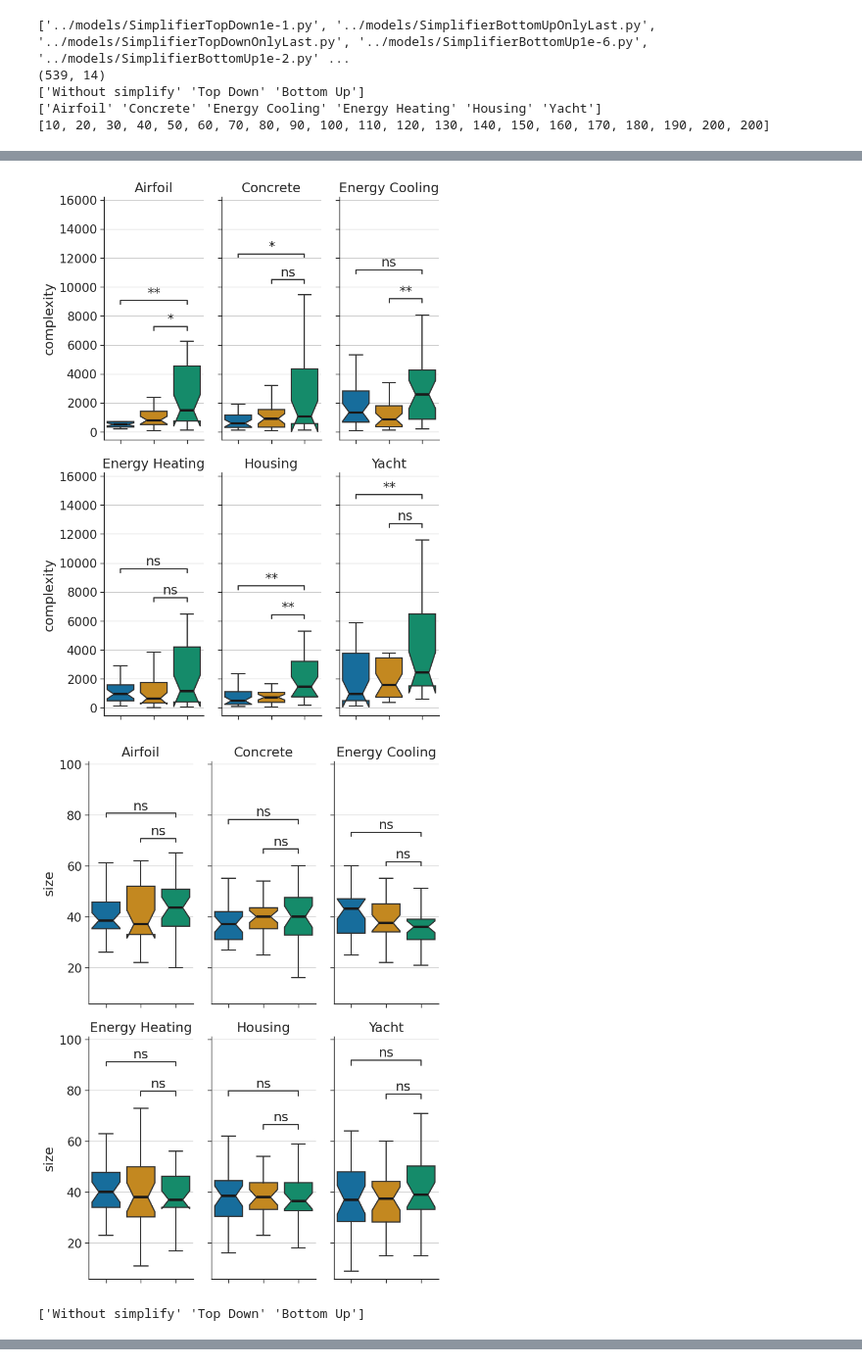
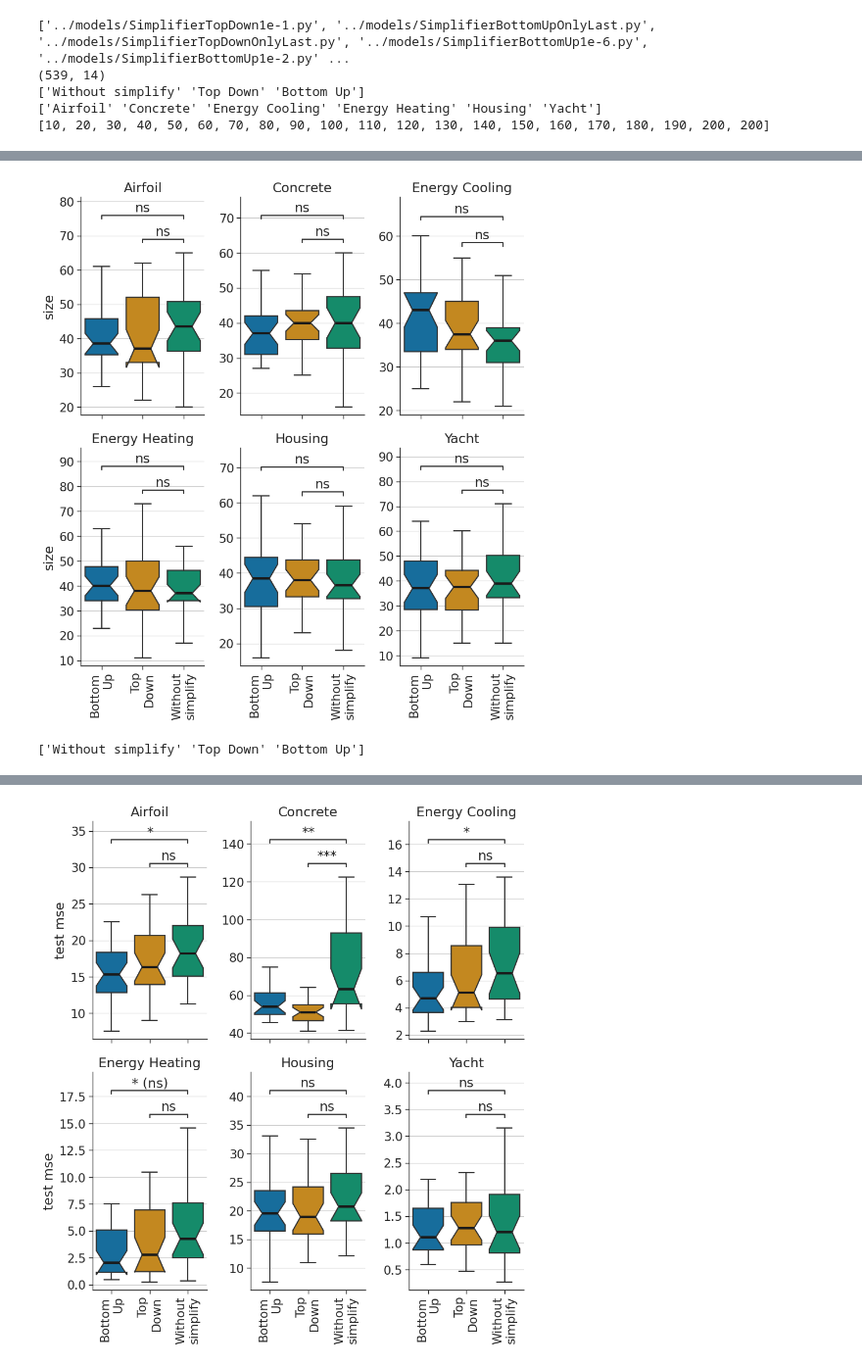
Before and after one commit to gAldeia/hashing-symbolic-expressions, a Jupyter notebook: analysis/ranking.ipynb, the cells around one changed output, grey strips where cells are left out. Shown at 98% size. Drawn from its saved outputs; the diff is of its cells as text; code cells hidden in the pictures.

```diff
--- a/analysis/ranking.ipynb
+++ b/analysis/ranking.ipynb
@@ -63,7 +63,7 @@ for yaxis in ['size', 'test_mse', 'test_r2', 'train_mse', 'complexity', 'depth',
     # Exploring boxplot results first
     g = sns.catplot(data=results_df, x='model', y=yaxis, hue='model',
         col='dataset', col_wrap=3, order=order, hue_order=order,
-        **boxplot_kwargs, sharey=True, legend_out=False, aspect=0.5)
+        **boxplot_kwargs, sharey=(False if yaxis!='time' else True), legend_out=False, aspect=0.6)
 
     # g.map_dataframe(sns.swarmplot, x="model", y=yaxis,
     #                 palette=["#000000"], size=3,
@@ -75,14 +75,9 @@ for yaxis in ['size', 'test_mse', 'test_r2', 'train_mse', 'complexity', 'depth',
         plot_ax.grid(which='major', axis='y', linewidth=.8)
         plot_ax.set_ylabel(plot_ax.get_ylabel().replace('_', ' '))
 
-
+        plot_ax.set_xticklabels([o.replace(" ", "\n") for o in order])
         for tick in plot_ax.get_xticklabels():
-            tick.set(rotation=90, ha="center")
-
-
-        # g.ax.set_xticklabels([tl.get_text().replace(' ', '\n')for tl in g.ax.get_xticklabels()],
-        #                     rotation=90,
-        #                     ha='center',  va='top', ma='right')
+            tick.set(rotation=90, ha='center', va='top', ma='right')
 
         # All vs baseline
         pairs = [('Without simplify', l)
@@ -145,35 +140,34 @@ for yaxis in ['size', 'test_mse', 'test_r2', 'train_mse', 'complexity', 'depth',
 
             cd_df = cd_df[cd_df.model.isin(model_nice)]
             print(cd_df.model.unique())
             cd_df['dataset_random_state'] = cd_df['dataset'] + '_' + cd_df['random_state'].astype(str)
 
             cd_df = cd_df[['model', 'dataset_random_state', yaxis]]
 
             # Ignoring random states with missing values
             frequency = cd_df['dataset_random_state'].value_counts()
             less_than = frequency[frequency < len(cd_df['model'].unique())]
             cd_df = cd_df[~cd_df['dataset_random_state'].isin(less_than.index)]
 
             display(cd_df.pivot('dataset_random_state', 'model').sample(3).style.background_gradient(cmap='viridis_r', axis=1))
 
             cd_df.columns = ['classifier_name', 'dataset_name', 'accuracy']
             # display(cd_df.sample())
 
             if yaxis != 'test_r2': # if smaller is better
                 cd_df.accuracy = cd_df.accuracy*-1
 
             # for ds in results_df['dataset'].unique():
             #     print(ds)
             #     draw_cd_diagram(cd_df[cd_df['dataset_name'].str.startswith(ds)],
             #                    alpha=0.05, path=f"../paper/figs/{yaxis}_criticaldifferences_{ds}.pdf")
 
             print("final critical differences diagram")
             draw_cd_diagram(cd_df, alpha=0.05, path=f"../paper/figs/{yaxis}_criticaldifferences.pdf")
         except Exception as e:
             print(f'Failed to generate the CD. error {e}')
 # %% [output]
-[figure, old version]
+[figure, new version]
-[figure, old version]
 ['Without simplify' 'Top Down' 'Bottom Up']
 |  | size |  |  |
 | model | Bottom Up | Top Down | Without simplify |
@@ -187,3 +180,4 @@ the null hypothesis over the entire classifiers cannot be rejected
+[figure, new version]
 ['Without simplify' 'Top Down' 'Bottom Up']
 |  | test_mse |  |  |
 | model | Bottom Up | Top Down | Without simplify |
```
Also changed, not shown: parts of 1 cell of this notebook, 3 other files.
